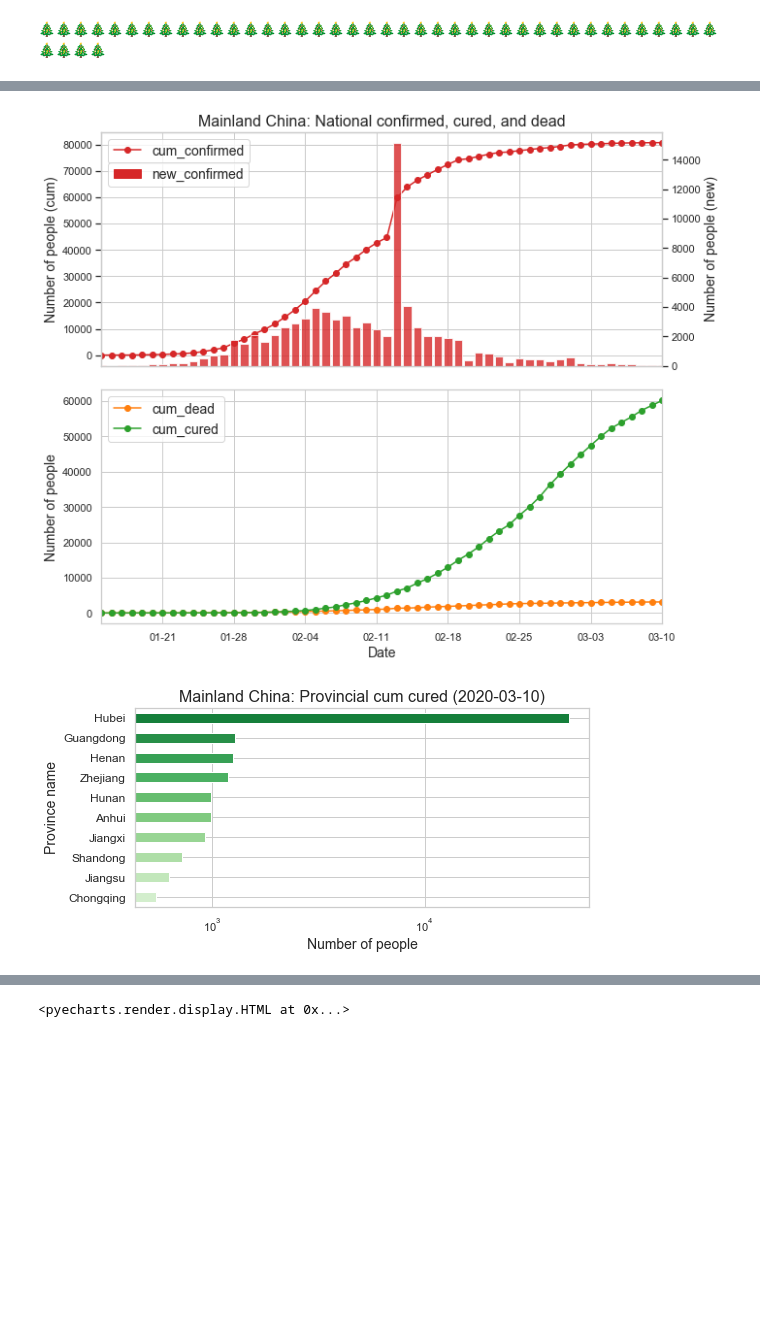
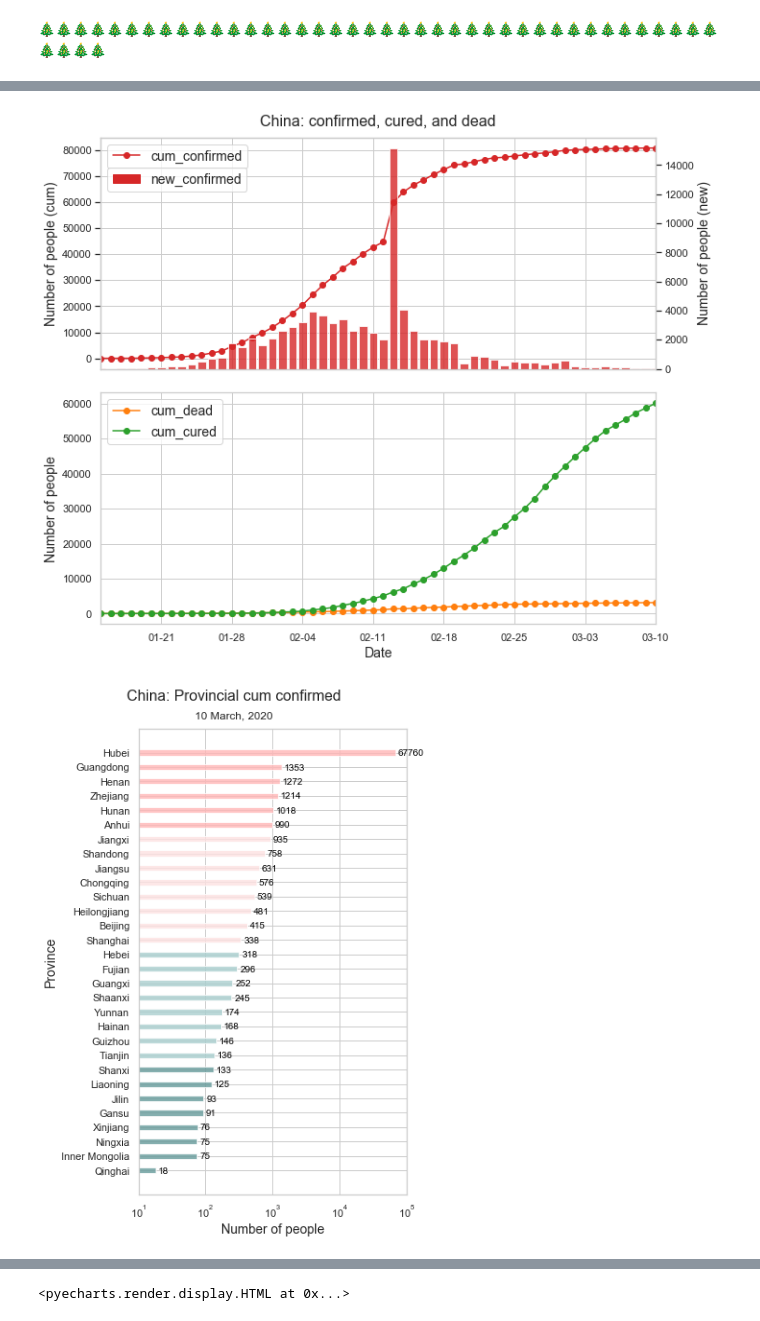
Before and after one commit to fudab/China-COVID-19-mobility, a Jupyter notebook: scripts/utils_disease.ipynb, the cells around one changed output, grey strips where cells are left out. Drawn from its saved outputs; the diff is of its cells as text; code cells hidden in the pictures; blank space fills up the shorter version.

```diff
--- a/scripts/utils_disease.ipynb
+++ b/scripts/utils_disease.ipynb
@@ -240,7 +258,7 @@ figure_conf_all(df = data_province_domestic, names_province = names_province,
 # %%
-fig = figure_conf_dead_cured(data_province_domestic, figsize = (10,8), fs = 16, logy = False, title = 'Mainland China: National confirmed, cured, and dead')
+fig = figure_conf_dead_cured(data_province_domestic, figsize = (10,8), fs = 16, logy = False, title = 'China: confirmed, cured, and dead')
 # %% [output]
-[figure, old version]
+[figure, new version]
 # %%
 #province = 'Hubei'   # target province
 #fig = figure_conf_dead_cured(data_province[data_province['province_name_en'] == province], title = province + ': confirmed, cured, and dead')
@@ -252,10 +270,9 @@ fig = figure_conf_dead_cured(data_province_domestic, figsize = (10,8), fs = 16,
 # %%
 # province level
 fig = figure_bar(df = data_province_domestic, date_str = '2020-03-10',
-                 col = 'cum_cured', groupby = 'province_name_en',
-                 largestN = 10, figsize = (8, 4), fs = 16, title = 'Mainland China: Provincial')
+                 col = 'cum_confirmed', largestN = 0, log = True, figsize = (6, 8), fs = 16, title = 'China: Provincial')
 # %% [output]
-[figure, old version]
+[figure, new version]
 # %%
 # city level
 #fig = figure_bar(data_city, '2020-03-10', col = 'cum_confirmed', groupby = 'province_name_en',title = 'National')
```
Also changed, not shown: parts of 8 cells of this notebook, 2 other files.
